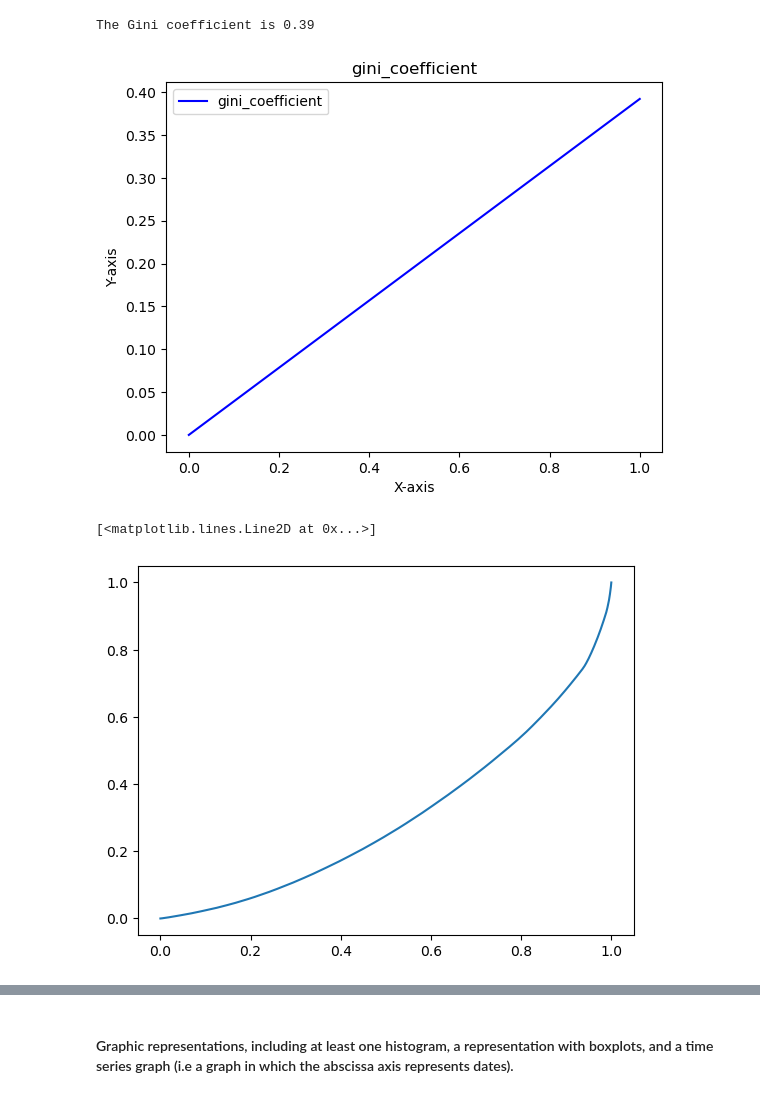
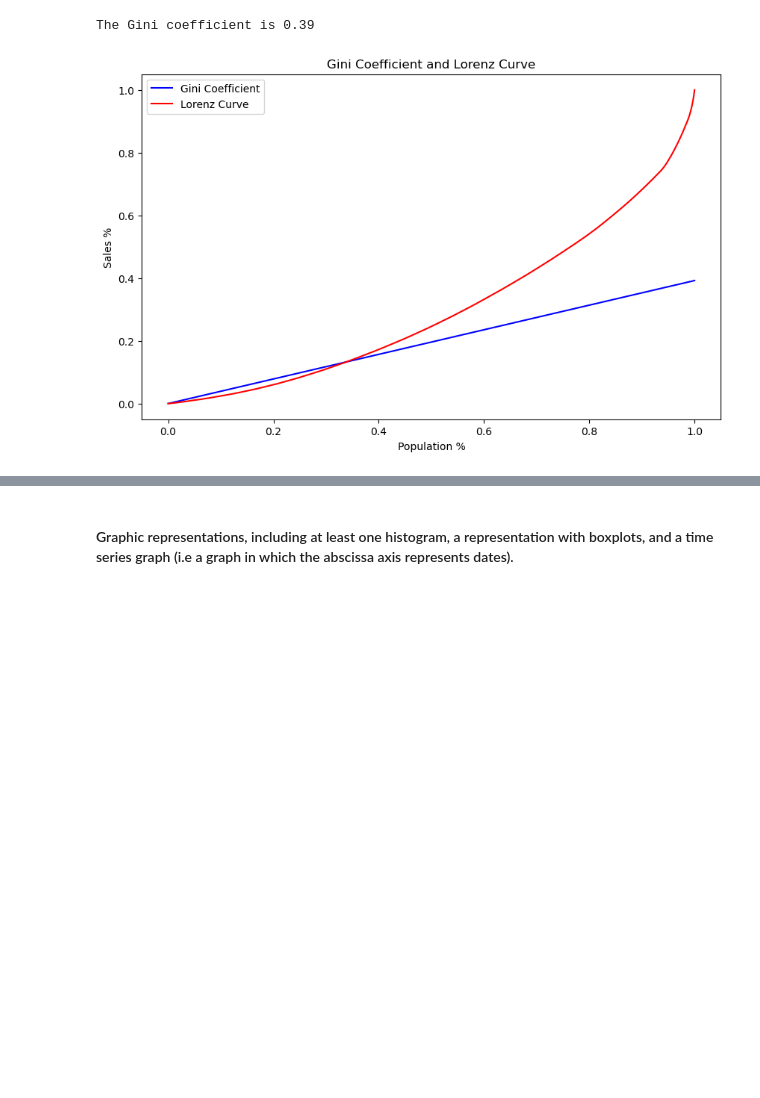
Before and after one commit to lakelure2020/OpenClassroom, a Jupyter notebook: Exploratory_Data_Analysis_with_Python.ipynb, the cells around one changed output, grey strips where cells are left out. Cells and saved outputs as stored; diff of their text form; code cells hidden in the pictures; blank space fills up the shorter version.

```diff
--- a/Exploratory_Data_Analysis_with_Python.ipynb
+++ b/Exploratory_Data_Analysis_with_Python.ipynb
@@ -344,5 +344,6 @@ round(statistics.stdev(df['price']),2)
 # %%
 # Sort values by 'price'
+df = d1.merge(customers, left_on = 'client_id', right_on ='client_id')
 df = df.sort_values(by=['price'])
 print(df)
 # %% [output]
@@ -394,29 +395,27 @@ print(f'The Gini coefficient is {gini_coefficient:.2f}')
 # %% [output]
 The Gini coefficient is 0.39
 # %%
+plt.figure(figsize=(10,6))
 # Generate x values
 x = np.linspace(0, 1, 10)
 
 # Define the line equation with the desired gini_coefficient
 y = gini_coefficient * x
 
-# Plot the line
-##plt.plot(x, y, label='Line with Coefficient 0.39', color='blue')
-
-plt.plot(x, y, label='gini_coefficient', color='blue')
+# Plot the lines
+plt.plot(x, y, label='Gini Coefficient', color='blue') # Gini Coefficient
+plt.plot(np.linspace(0, 1, len(df)), df['cumulative_perc'].values, label = 'Lorenz Curve', color = 'red') #Lorenz curve
 
 # Add labels and legend
-plt.title('gini_coefficient')
-plt.xlabel('X-axis')
-plt.ylabel('Y-axis')
+plt.title('Gini Coefficient and Lorenz Curve')
+plt.xlabel('Population %')
+plt.ylabel('Sales %')
+#plt.ylim(0,0.5) # add y limit
+#plt.xlim(0,0.5) # add y limit
+
 plt.legend()
 
 # Show the plot
 plt.show()
-
-##Calculate the Lorenz curve
-plt.plot(np.linspace(0, 1, len(df)), df['cumulative_perc'].values)
 # %% [output]
-[figure, old version]
+[figure, new version]
-[<matplotlib.lines.Line2D at 0x...>]
-[figure, removed]
```
Also changed, not shown: parts of 48 cells of this notebook.
